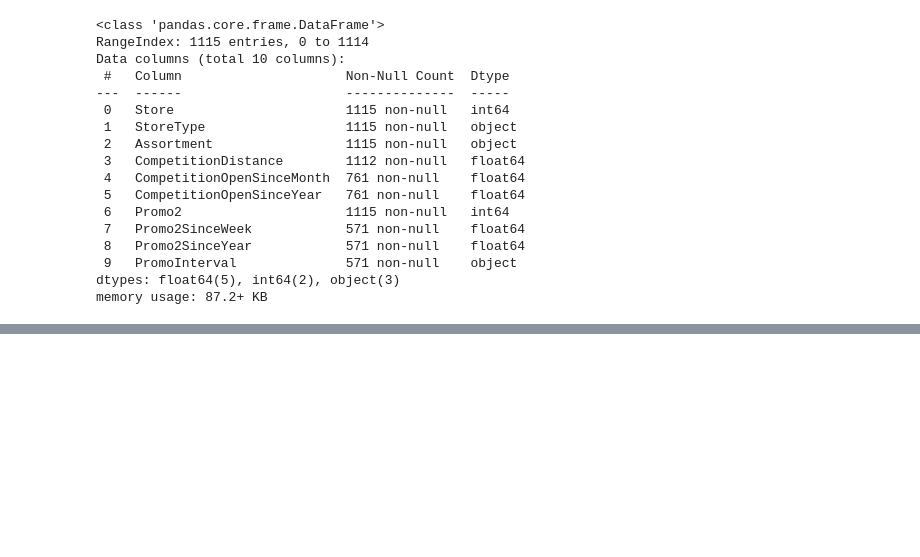
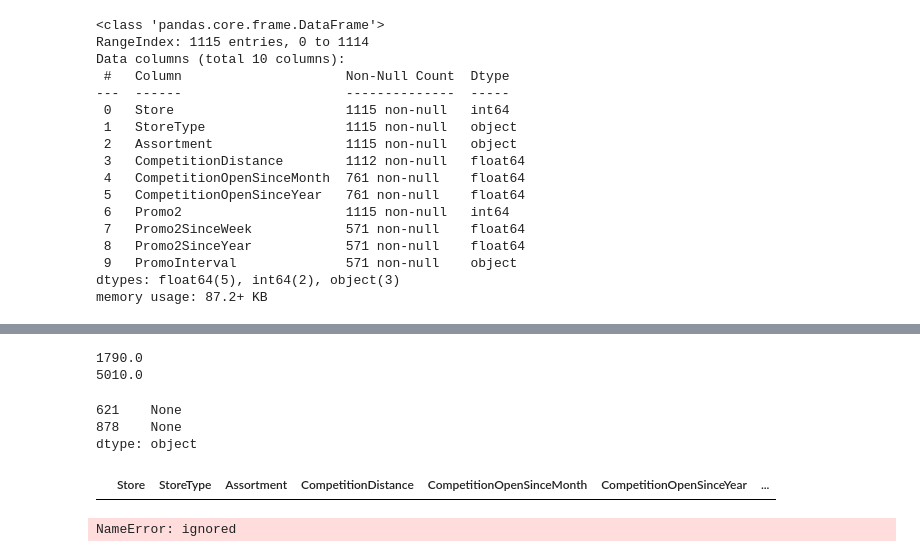
Before and after one commit to vak1997/Global-Terrorism, a Jupyter notebook: Rossmann_Sales_Prediction_Capstone_Project_2.ipynb, the cells around one changed output, grey strips where cells are left out. Drawn from its saved outputs; the diff is of its cells as text; code cells hidden in the pictures; blank space fills up the shorter version.

```diff
--- a/Rossmann_Sales_Prediction_Capstone_Project_2.ipynb
+++ b/Rossmann_Sales_Prediction_Capstone_Project_2.ipynb
@@ -122,0 +173,18 @@ stores_df.describe()
+# %%
+# apply the fill null udf function to missing values
+stores_df[stores_df['CompetitionDistance'].isnull()].apply(lambda x: fill_null(x['StoreType'],x['Store']),axis=1)
+# %% [output]
+1790.0
+5010.0
+621    None
+878    None
+dtype: object
+# %%
+#checking the null values are filled or not
+stores_df[stores_df['CompetitionDistance'].isnull()]
+# %% [output]
+|  | Store | StoreType | Assortment | CompetitionDistance | CompetitionOpenSinceMonth | CompetitionOpenSinceYear | ... |
+# %%
+stores_df.loc[stores_df.Promo2==0,'Promo2SinceWeek']=0
+# %% [output]
+NameError: ignored
```
Also changed, not shown: parts of 13 cells of this notebook.
